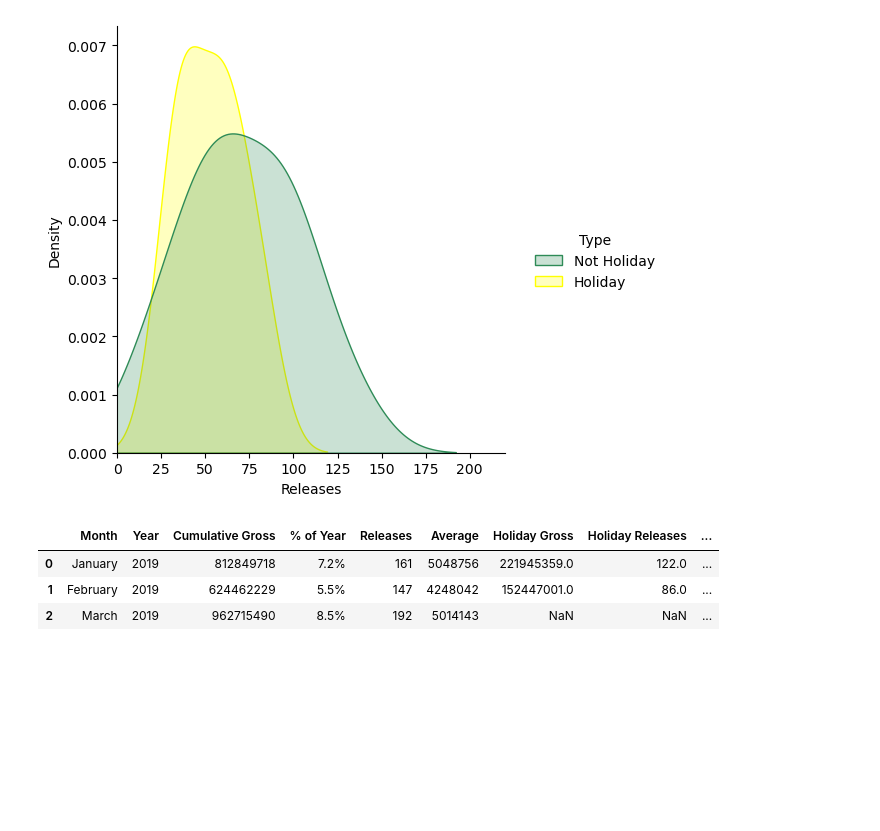
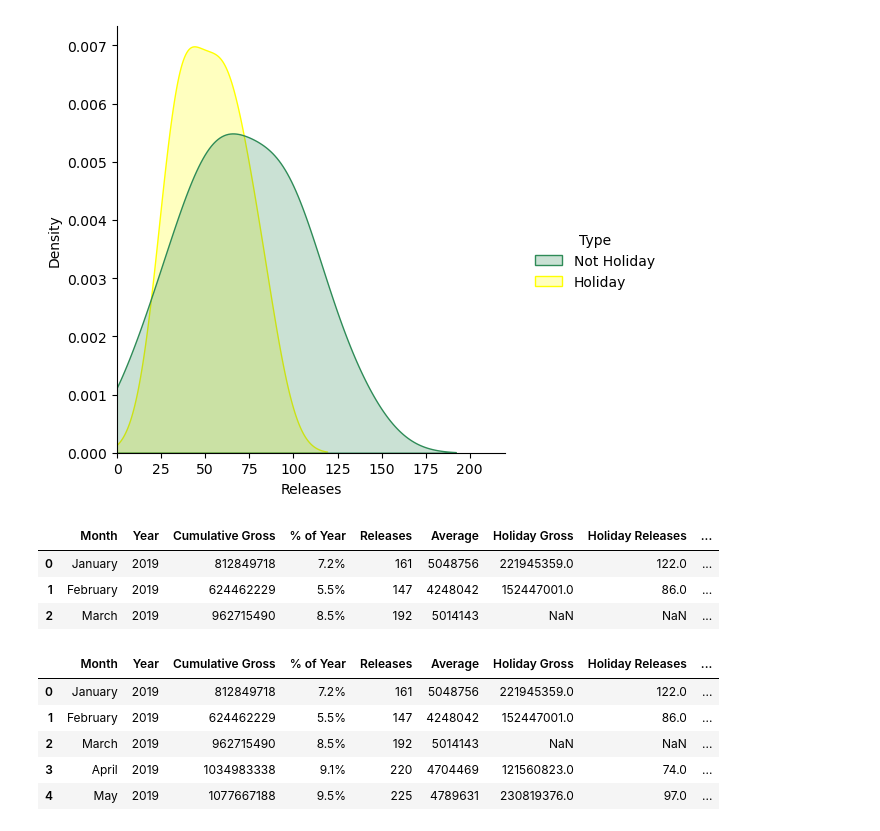
Before and after one commit to StarkArk/SnapCinema_2023, a Jupyter notebook: explore_movies_holidays.ipynb, the cells around one changed output. Drawn from its saved outputs; the diff is of its cells as text; code cells hidden in the pictures; blank space fills up the shorter version.

```diff
--- a/explore_movies_holidays.ipynb
+++ b/explore_movies_holidays.ipynb
@@ -282,0 +308,9 @@ p2.hist
+# %%
+reverse_rev.head()
+# %% [output]
+|  | Month | Year | Cumulative Gross | % of Year | Releases | Average | Holiday Gross | Holiday Releases | ... |
+| 0 | January | 2019 | 812849718 | 7.2% | 161 | 5048756 | 221945359.0 | 122.0 | ... |
+| 1 | February | 2019 | 624462229 | 5.5% | 147 | 4248042 | 152447001.0 | 86.0 | ... |
+| 2 | March | 2019 | 962715490 | 8.5% | 192 | 5014143 | NaN | NaN | ... |
+| 3 | April | 2019 | 1034983338 | 9.1% | 220 | 4704469 | 121560823.0 | 74.0 | ... |
+| 4 | May | 2019 | 1077667188 | 9.5% | 225 | 4789631 | 230819376.0 | 97.0 | ... |
```
Also changed, not shown: parts of 6 cells of this notebook.
